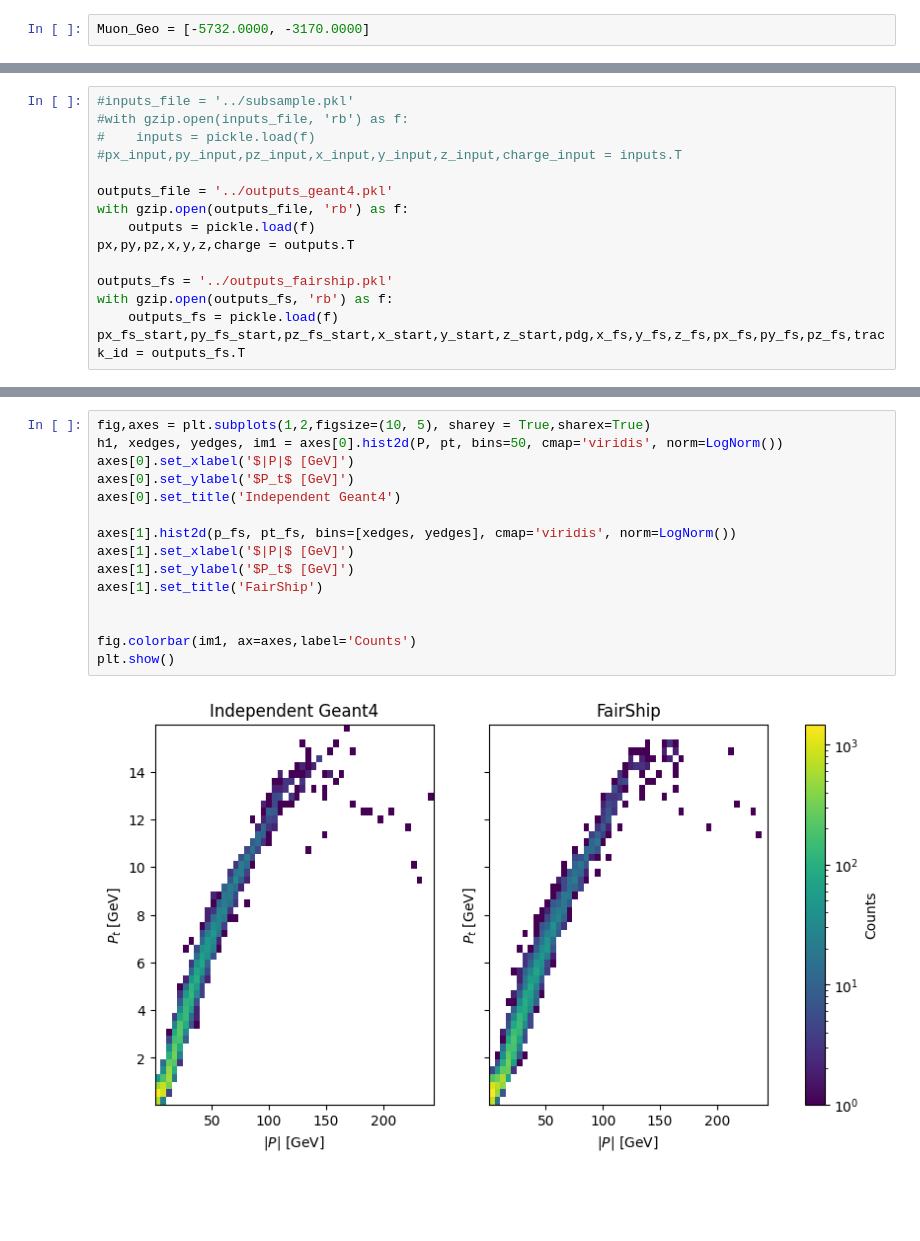
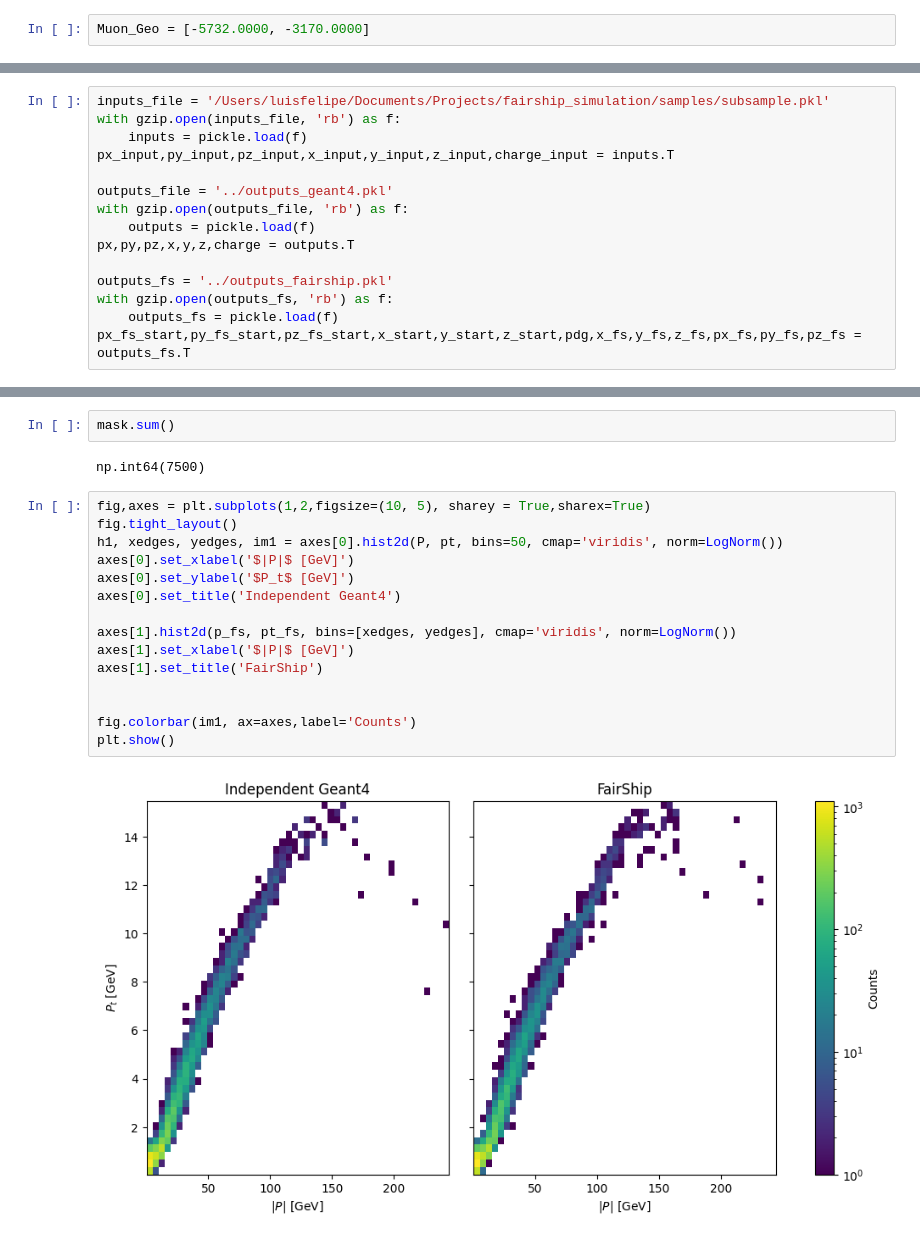
Before and after one commit to lfpc/fairship_simulation, a Jupyter notebook: outputs/scripts/analysis.ipynb, the cells around one changed output, grey strips where cells are left out. Drawn from its saved outputs; the diff is of its cells as text; blank space fills up the shorter version.

```diff
--- a/outputs/scripts/analysis.ipynb
+++ b/outputs/scripts/analysis.ipynb
@@ -10,8 +13,8 @@ Muon_Geo = [-5732.0000, -3170.0000]
 # %%
-#inputs_file = '../subsample.pkl'
-#with gzip.open(inputs_file, 'rb') as f:
-#    inputs = pickle.load(f)
-#px_input,py_input,pz_input,x_input,y_input,z_input,charge_input = inputs.T
+inputs_file = '/Users/luisfelipe/Documents/Projects/fairship_simulation/samples/subsample.pkl'
+with gzip.open(inputs_file, 'rb') as f:
+    inputs = pickle.load(f)
+px_input,py_input,pz_input,x_input,y_input,z_input,charge_input = inputs.T
 
 outputs_file = '../outputs_geant4.pkl'
 with gzip.open(outputs_file, 'rb') as f:
@@ -21,5 +24,5 @@ px,py,pz,x,y,z,charge = outputs.T
 outputs_fs = '../outputs_fairship.pkl'
 with gzip.open(outputs_fs, 'rb') as f:
     outputs_fs = pickle.load(f)
-px_fs_start,py_fs_start,pz_fs_start,x_start,y_start,z_start,pdg,x_fs,y_fs,z_fs,px_fs,py_fs,pz_fs,track_id = outputs_fs.T
+px_fs_start,py_fs_start,pz_fs_start,x_start,y_start,z_start,pdg,x_fs,y_fs,z_fs,px_fs,py_fs,pz_fs = outputs_fs.T
 # %%
@@ -73,17 +79,21 @@ plt.hist(z_fs,bins= 100)
+# %%
+mask.sum()
+# %% [output]
+np.int64(7500)
 # %%
 fig,axes = plt.subplots(1,2,figsize=(10, 5), sharey = True,sharex=True)
+fig.tight_layout()
 h1, xedges, yedges, im1 = axes[0].hist2d(P, pt, bins=50, cmap='viridis', norm=LogNorm())
 axes[0].set_xlabel('$|P|$ [GeV]')
 axes[0].set_ylabel('$P_t$ [GeV]')
 axes[0].set_title('Independent Geant4')
 
 axes[1].hist2d(p_fs, pt_fs, bins=[xedges, yedges], cmap='viridis', norm=LogNorm())
 axes[1].set_xlabel('$|P|$ [GeV]')
-axes[1].set_ylabel('$P_t$ [GeV]')
 axes[1].set_title('FairShip')
 
 
 fig.colorbar(im1, ax=axes,label='Counts')
 plt.show()
 # %% [output]
-[figure, old version]
+[figure, new version]
```
Also changed, not shown: parts of 13 cells of this notebook, 3 other files.
